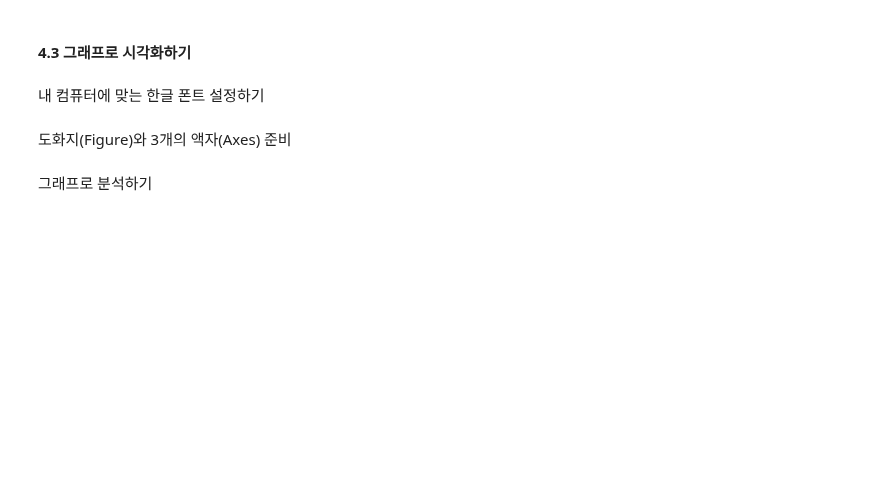
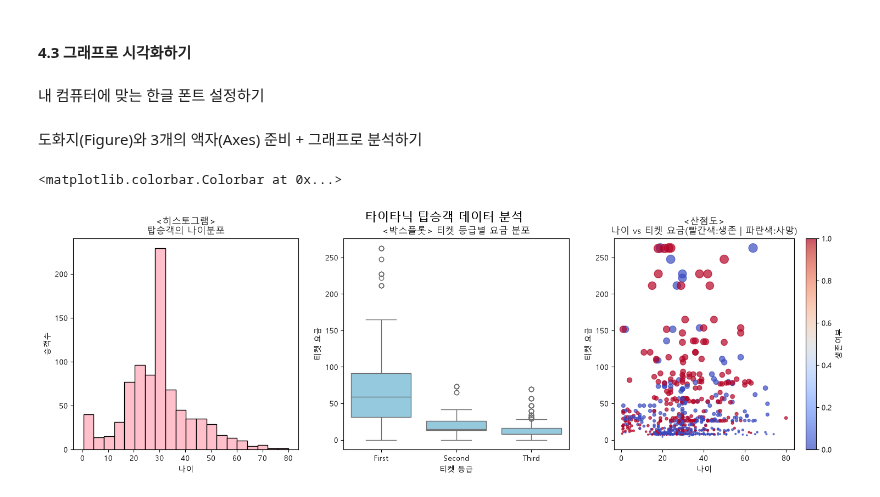
Before and after one commit to mjlee0914/ax_study, a Jupyter notebook: 04_MACHINE_LEARNING/src/04_machine_learning/chapter01/02.ipynb, the cells around one changed output. Cells and saved outputs as stored; diff of their text form; code cells hidden in the pictures; blank space fills up the shorter version.

```diff
--- a/04_MACHINE_LEARNING/src/04_machine_learning/chapter01/02.ipynb
+++ b/04_MACHINE_LEARNING/src/04_machine_learning/chapter01/02.ipynb
@@ -22,2 +206,4 @@
+# %%
+df = df[df['fare'] < 300 ]
 # %% [markdown]
 결측치/이상치 보완 결과 확인
@@ -29,0 +243,4 @@
+# %%
+df.drop_duplicates()[:100]
+df = df.drop_duplicates().reset_index(drop=True) # 중복 행 삭제 + 인덱스 초기화
+print("중복 데이터 수:", df.duplicated().sum())
@@ -34,4 +263,2 @@
 # %% [markdown]
-도화지(Figure)와 3개의 액자(Axes) 준비
+도화지(Figure)와 3개의 액자(Axes) 준비 + 그래프로 분석하기
-# %% [markdown]
-그래프로 분석하기
@@ -43,0 +265,35 @@
+# %%
+fig, axes = plt.subplots(1, 3, figsize= (18, 5))
+
+fig.suptitle("타이타닉 탑승객 데이터 분석", fontsize=16)
+
+# [히스토그램] 탑승객 나이 분포
+axes[0].hist(df['age'], bins=20, color="pink", edgecolor='black')
+axes[0].set_title("<히스토그램>\n탑승객의 나이분포")
+axes[0].set_xlabel("나이")
+axes[0].set_ylabel("승객수")
+
+# [박스 플롯] 티켓 등급에 따른 요금 이상치 확인
+sns.boxplot(x='class', y='fare', data=df, ax=axes[1], color="skyblue")
+axes[1].set_title("<박스플롯> 티켓 등급별 요금 분포")
+axes[1].set_xlabel("티켓 등급")
+axes[1].set_ylabel("티켓 요금")
+
+# [산점도] 나이와 클리닝된 요금의 관계
+
+axes[2].set_title("<산점도>\n나이 vs 티켓 요금(빨간색:생존 | 파란색:사망)")
+scatter = axes[2].scatter(
+    df['age'],
+    df['fare'],
+    c=df['survived'],
+    cmap='coolwarm', # 생존 1=빨강 ,사망 0=파랑
+    s=df['fare'] / 2, #산점도 원 사이즈 지정
+    alpha=0.7 # alpha=1 불투명, 0에 가까울수록 투명
+)
+
+axes[2].set_xlabel("나이")
+axes[2].set_ylabel("티켓 요금")
+fig.colorbar(scatter, ax=axes[2], label="생존여부") #컬러맵 추가 -> 파란색일수록 사망
+# %% [output]
+<matplotlib.colorbar.Colorbar at 0x...>
+[figure, added]
```
Also changed, not shown: parts of 20 cells of this notebook, 6 other files.
